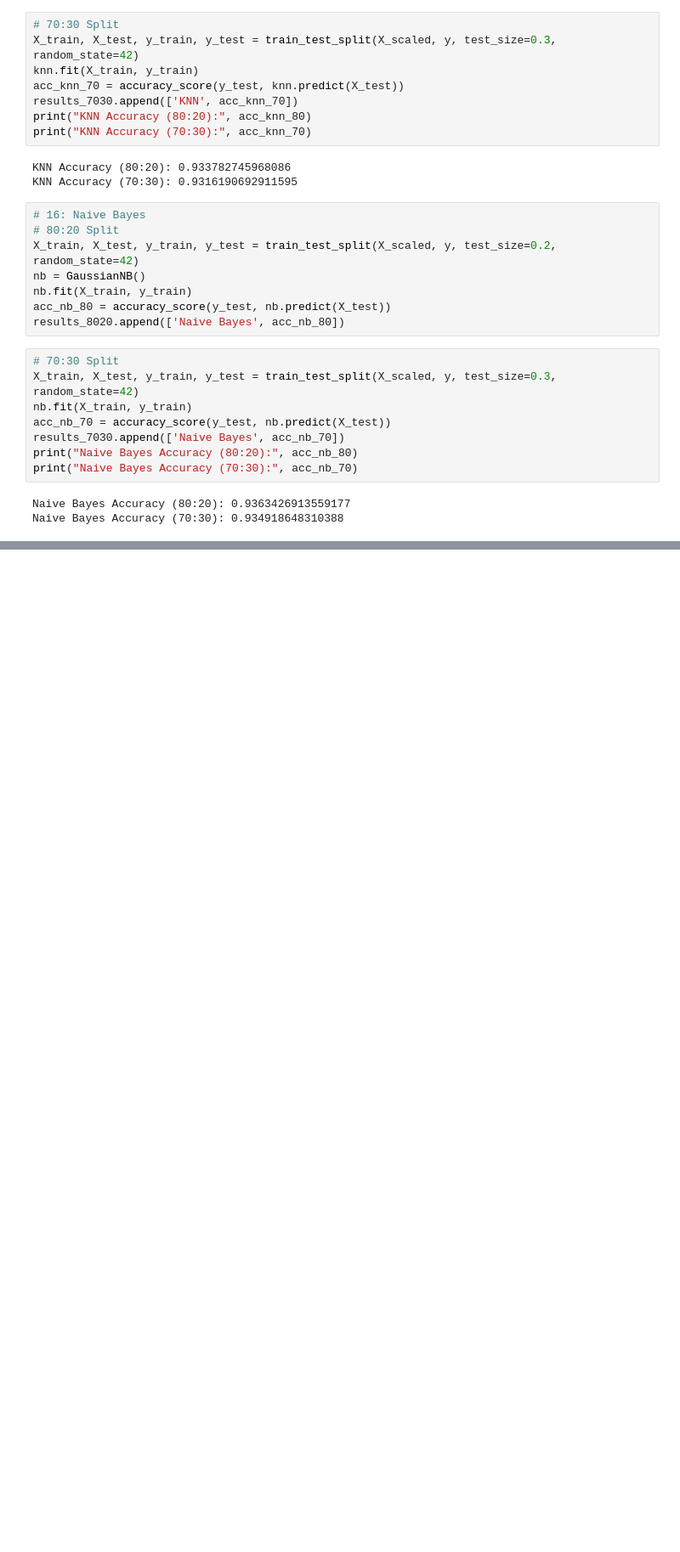
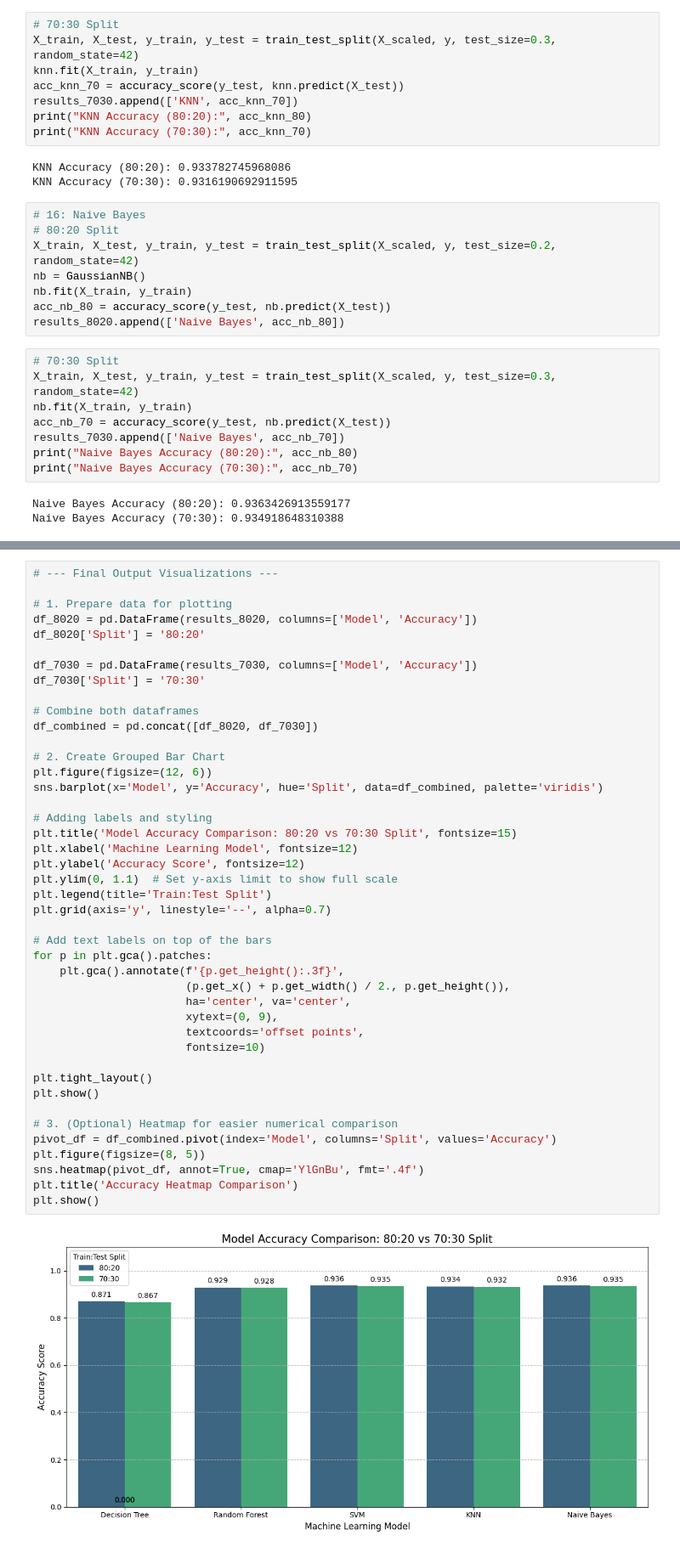
Before and after one commit to AasthaNagargoje/Fraud-Detection-in-Insurance, a Jupyter notebook: ML_tae_up.ipynb, the cells around one changed output, grey strips where cells are left out. Shown at 85% size. Drawn from its saved outputs; the diff is of its cells as text; blank space fills up the shorter version.

```diff
--- a/ML_tae_up.ipynb
+++ b/ML_tae_up.ipynb
@@ -245,0 +258,45 @@ F1 Score: 0.014150943396226415
+# %%
+# --- Final Output Visualizations ---
+
+# 1. Prepare data for plotting
+df_8020 = pd.DataFrame(results_8020, columns=['Model', 'Accuracy'])
+df_8020['Split'] = '80:20'
+
+df_7030 = pd.DataFrame(results_7030, columns=['Model', 'Accuracy'])
+df_7030['Split'] = '70:30'
+
+# Combine both dataframes
+df_combined = pd.concat([df_8020, df_7030])
+
+# 2. Create Grouped Bar Chart
+plt.figure(figsize=(12, 6))
+sns.barplot(x='Model', y='Accuracy', hue='Split', data=df_combined, palette='viridis')
+
+# Adding labels and styling
+plt.title('Model Accuracy Comparison: 80:20 vs 70:30 Split', fontsize=15)
+plt.xlabel('Machine Learning Model', fontsize=12)
+plt.ylabel('Accuracy Score', fontsize=12)
+plt.ylim(0, 1.1)  # Set y-axis limit to show full scale
+plt.legend(title='Train:Test Split')
+plt.grid(axis='y', linestyle='--', alpha=0.7)
+
+# Add text labels on top of the bars
+for p in plt.gca().patches:
+    plt.gca().annotate(f'{p.get_height():.3f}',
+                       (p.get_x() + p.get_width() / 2., p.get_height()),
+                       ha='center', va='center',
+                       xytext=(0, 9),
+                       textcoords='offset points',
+                       fontsize=10)
+
+plt.tight_layout()
+plt.show()
+
+# 3. (Optional) Heatmap for easier numerical comparison
+pivot_df = df_combined.pivot(index='Model', columns='Split', values='Accuracy')
+plt.figure(figsize=(8, 5))
+sns.heatmap(pivot_df, annot=True, cmap='YlGnBu', fmt='.4f')
+plt.title('Accuracy Heatmap Comparison')
+plt.show()
+# %% [output]
+[figure, added]
```
Also changed, not shown: parts of 7 cells of this notebook.
